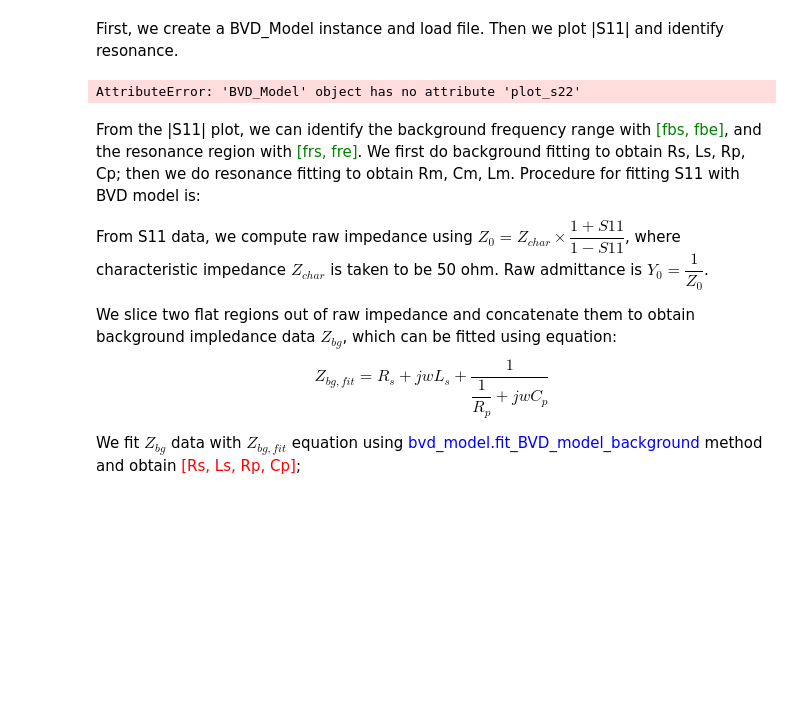
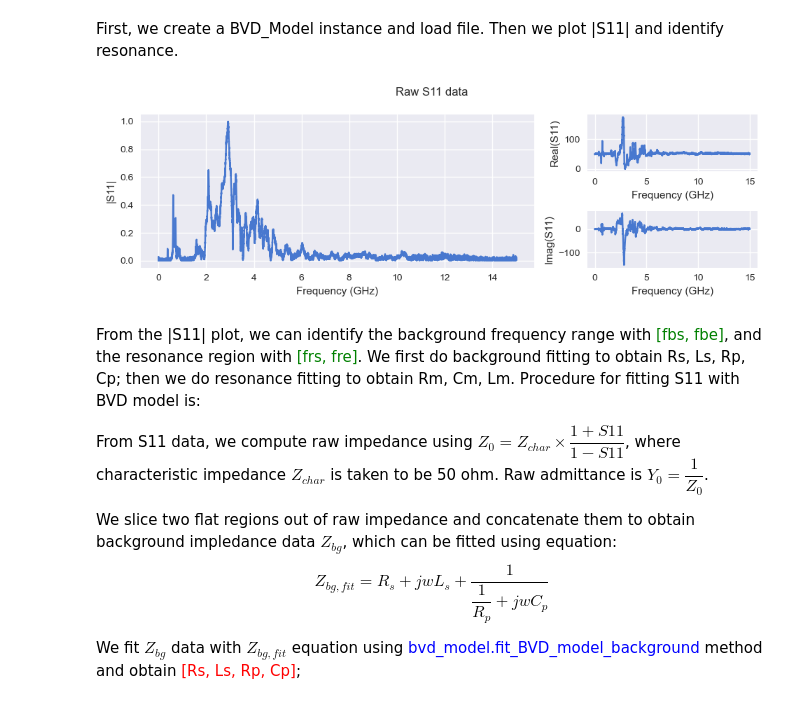
Before and after one commit to haoqindeng-uw/MoLiGroup, a Jupyter notebook: BVD_notebook.ipynb, the cells around one changed output. Cells and saved outputs as stored; diff of their text form; code cells hidden in the pictures; blank space fills up the shorter version.

```diff
--- a/BVD_notebook.ipynb
+++ b/BVD_notebook.ipynb
@@ -13,10 +13,11 @@ mpl.style.use('seaborn-muted')
 First, we create a BVD_Model instance and load file. Then we plot |S11| and identify resonance.
 # %%
 bvd_model = BVD_Model()
-bvd_model.load_file('dev9_5k.s2p', normalize=True)
+# bvd_model.load_file('Rings_240508/Ring_30_4K.s2p', normalize=False, s_matrix='11')
+bvd_model.load_file('20240506_ACOV2_T/Ring_30_4K.s2p', normalize=True, s_matrix='12')
 bvd_model.plot_s11(figscale=0.8)
 # %% [output]
-AttributeError: 'BVD_Model' object has no attribute 'plot_s22'
+[figure, added]
 # %% [markdown]
 From the |S11| plot, we can identify the background frequency range with <span style="color:green">[fbs, fbe]</span>, and the resonance region with <span style="color:green">[frs, fre]</span>. We first do background fitting to obtain Rs, Ls, Rp, Cp; then we do resonance fitting to obtain Rm, Cm, Lm. Procedure for fitting S11 with BVD model is:
 
```
Also changed, not shown: parts of 3 cells of this notebook, 30 other files.
